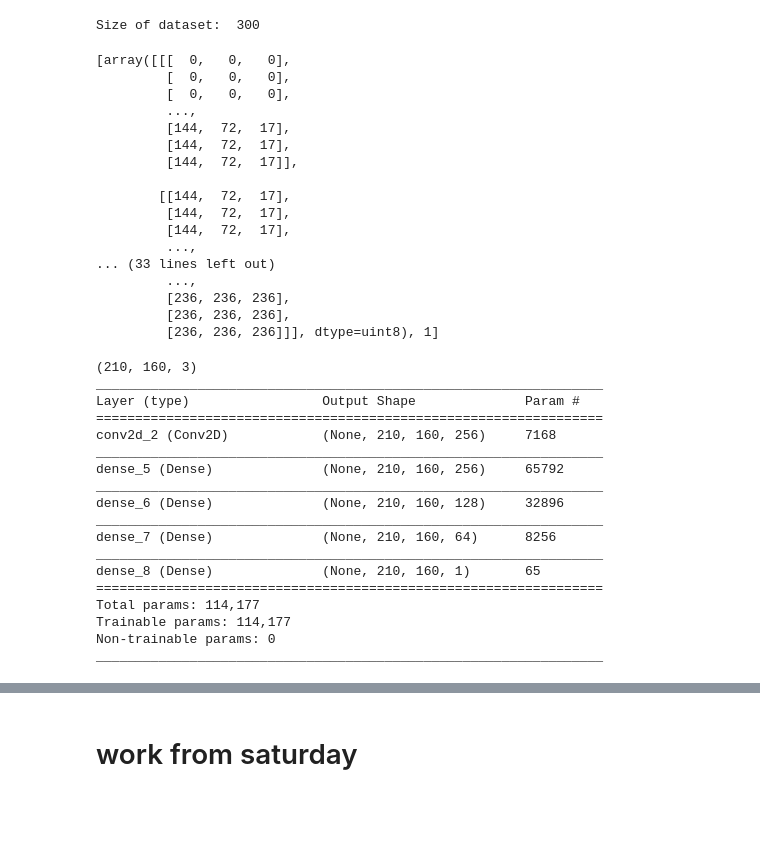
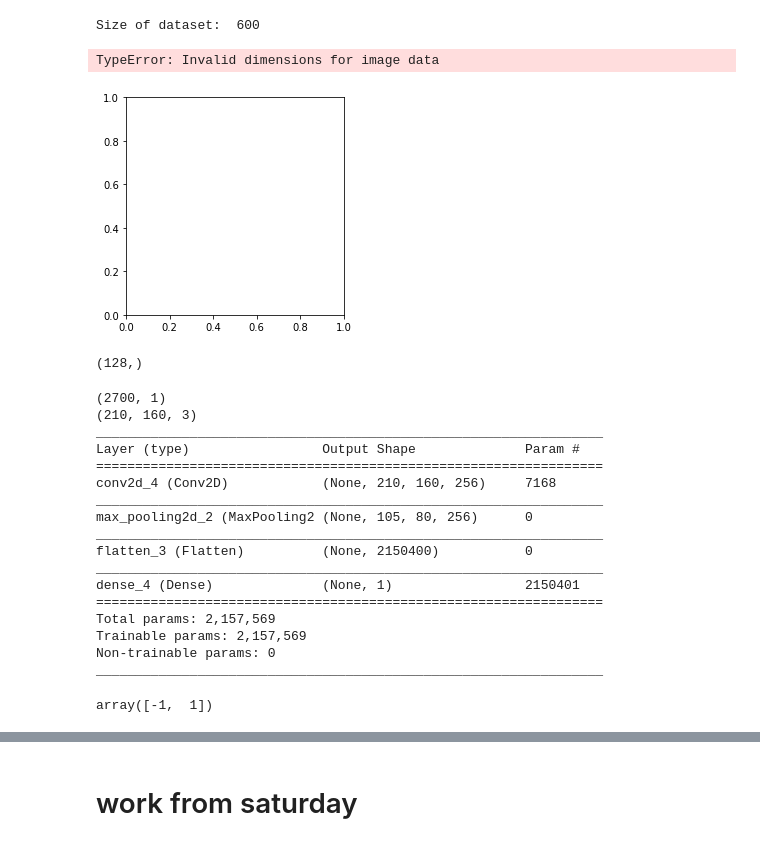
Before and after one commit to ToshalGhimire/Reinforcement-learning-project, a Jupyter notebook: Pong.ipynb, the cells around one changed output, grey strips where cells are left out. Drawn from its saved outputs; the diff is of its cells as text; code cells hidden in the pictures; blank space fills up the shorter version.

Commit message:
pong and process data added
Pong file generates starting data, the Process Data file has pre-processing code and initial model

```diff
--- a/Pong.ipynb
+++ b/Pong.ipynb
@@ -79,9 +109,4 @@ def tobits(act):
 # %%
-# test the set of action of the game one frame at a time
-# enter 'w' for up, 'd' for down and enter for no op
-
-#play_game()
-
 def initial_population():
     training_data = []
     scores = []
@@ -95,7 +120,7 @@ def initial_population():
         for _ in range(max_frames):
             # playing an game until max frames reached or game is done
 
-            env.render() ## un comment to run the game
+            #env.render() ## un comment to run the game
             action = random_action()
             game_memory.append([observation,tobits(action)])
 
@@ -107,7 +132,7 @@ def initial_population():
             if done:
                 break
 
-        print("=> Episode #",episode+1,"\tScore: ",score)
+        print("=> Game #",episode+1,"\tScore: ",score)
 
         if score >= score_requirement:
             accepted_scores.append(score)
@@ -118,7 +143,7 @@ def initial_population():
         scores.append(score)
 
     training_data_save = np.array(training_data)
-    np.save('saved_R.npy',training_data_save)
+    np.save('data1.npy', training_data_save)
 
     print("Accepted score: ",accepted_scores)
 
@@ -153,22 +176,0 @@ env.close()
-# %%
-print("Size of dataset: ",len(Dataset))
-Dataset[1]
-# %% [output]
-Size of dataset:  300
-[array([[[  0,   0,   0],
-         [  0,   0,   0],
-         [  0,   0,   0],
-         ...,
-         [144,  72,  17],
-         [144,  72,  17],
-         [144,  72,  17]],
-
-        [[144,  72,  17],
-         [144,  72,  17],
-         [144,  72,  17],
-         ...,
-... (33 lines left out)
-         ...,
-         [236, 236, 236],
-         [236, 236, 236],
-         [236, 236, 236]]], dtype=uint8), 1]
@@ -175,2 +180,18 @@ Size of dataset:  300
+# %%
+print("Size of dataset: ",len(Dataset))
+
+def process_data(datum):
+    downsample = np.mean(datum[:, ::2, ::2], axis=3)
+    return downsample.reshape(*downsample.shape, 1)
+
+#Dataset = process_data(Dataset)
+
+img = Dataset[60][0]
+
+plt.imshow(img)
+# %% [output]
+Size of dataset:  600
+TypeError: Invalid dimensions for image data
+[figure, added]
 # %%
 model = Sequential()
@@ -185,25 +207,38 @@ model.compile(loss='categorical_crossentropy', optimizer='adam', metrics=['accur
+# %%
+env.observation_space.shape
+# %% [output]
+(128,)
 # %%
 X_train = np.array([i[0] for i in Dataset])
-y_train = np.array([i[1] for i in Dataset])
+
+def f(x):
+    return x if x == 1 else 0
+
+y_train = np.array([f(i[1]) for i in Dataset])
+y_train = y_train.reshape(y_train.shape[0], 1)
+print(y_train.shape)
 print(X_train[0].shape)
 model.summary()
 # %% [output]
+(2700, 1)
 (210, 160, 3)
 _________________________________________________________________
 Layer (type)                 Output Shape              Param #
 =================================================================
-conv2d_2 (Conv2D)            (None, 210, 160, 256)     7168
+conv2d_4 (Conv2D)            (None, 210, 160, 256)     7168
 _________________________________________________________________
-dense_5 (Dense)              (None, 210, 160, 256)     65792
+max_pooling2d_2 (MaxPooling2 (None, 105, 80, 256)      0
 _________________________________________________________________
-dense_6 (Dense)              (None, 210, 160, 128)     32896
+flatten_3 (Flatten)          (None, 2150400)           0
 _________________________________________________________________
-dense_7 (Dense)              (None, 210, 160, 64)      8256
-_________________________________________________________________
-dense_8 (Dense)              (None, 210, 160, 1)       65
+dense_4 (Dense)              (None, 1)                 2150401
 =================================================================
-Total params: 114,177
-Trainable params: 114,177
+Total params: 2,157,569
+Trainable params: 2,157,569
 Non-trainable params: 0
 _________________________________________________________________
+# %%
+np.unique(y_train)
+# %% [output]
+array([-1,  1])
 # %%
```
Also changed, not shown: parts of 14 cells of this notebook, 1 other file.
